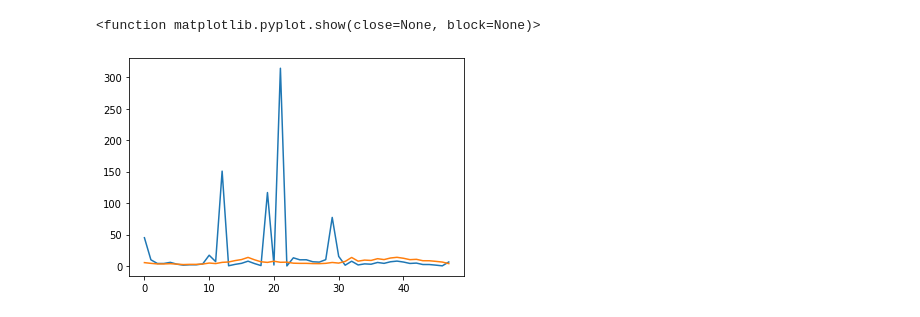
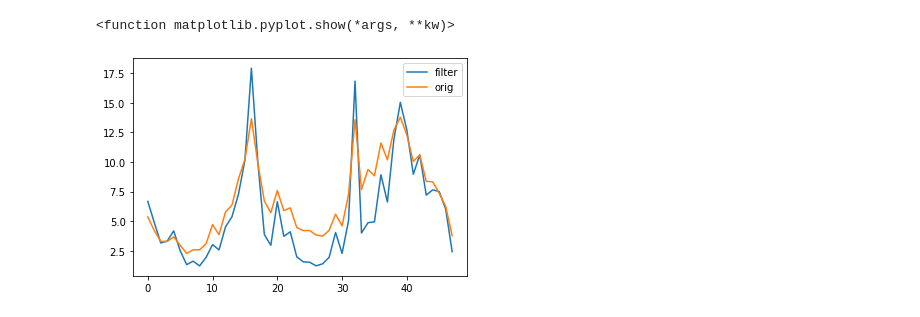
Before and after one commit to stait20/Code, a Jupyter notebook: PaperMethod.ipynb, the cells around one changed output. Saved outputs shown, nothing was run; the diff lists cells and outputs as text; code cells hidden in the pictures.

Commit message:
finished filter, start scheduler

```diff
--- a/PaperMethod.ipynb
+++ b/PaperMethod.ipynb
@@ -62,23 +45,26 @@ plt.show
 [figure]
+# %%
+loadsReshape = np.reshape(loads, (365, 48))
+UpperBound = np.quantile(loadsReshape, 0.75, axis=0)
+LowerBound = np.quantile(loadsReshape, 0.25, axis=0)
 # %%
 day = np.asarray(loads[161*h:161*h+h])
-UpperBound = day + 3
-LowerBound = day - 3
 MidPoint = (UpperBound - LowerBound) / 2
-A_peak = 2
+A_peak = 1.2
 
 day_F1 = np.zeros(48)
 
 for i in range(h):
     if (day[i] - MidPoint[i]) > MidPoint[i]:
-        day_F1[i] = (1-((UpperBound[i]-day[i])/(UpperBound[i]-MidPoint[i]))*A_peak)*day[i]
+        day_F1[i] = ((1-(UpperBound[i]-day[i])/(UpperBound[i]-MidPoint[i]))*A_peak)*day[i]
     else:
-        day_F1[i] = (1-((MidPoint[i]-day[i])/(MidPoint[i]-LowerBound[i]))*A_peak)*day[i]
+        day_F1[i] = ((1-(MidPoint[i]-day[i])/(MidPoint[i]-LowerBound[i]))*A_peak)*day[i]
 # %%
 y = list(range(48))
-plt.plot(y,day_F1)
-plt.plot(y,day)
+plt.plot(y,day_F1, label="filter")
+plt.plot(y,day, label="orig")
+plt.legend()
 plt.show
 # %% [output]
-<function matplotlib.pyplot.show(close=None, block=None)>
+<function matplotlib.pyplot.show(*args, **kw)>
-[figure, old version]
+[figure, new version]
```
Also changed, not shown: parts of 12 cells of this notebook.
